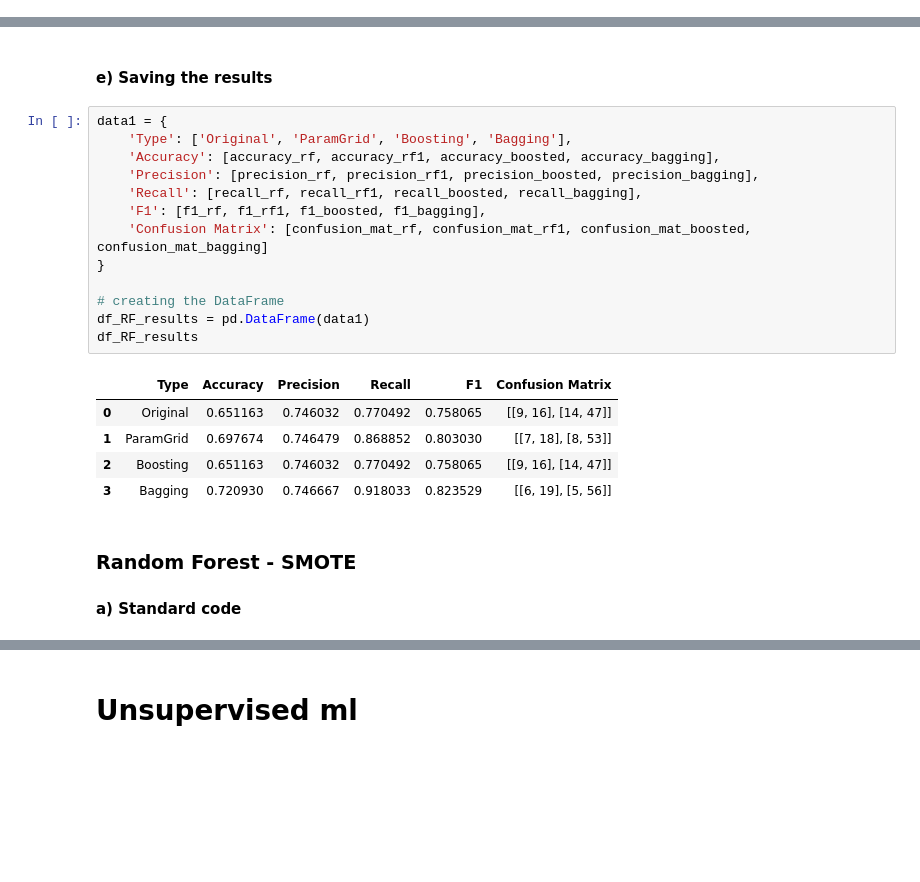
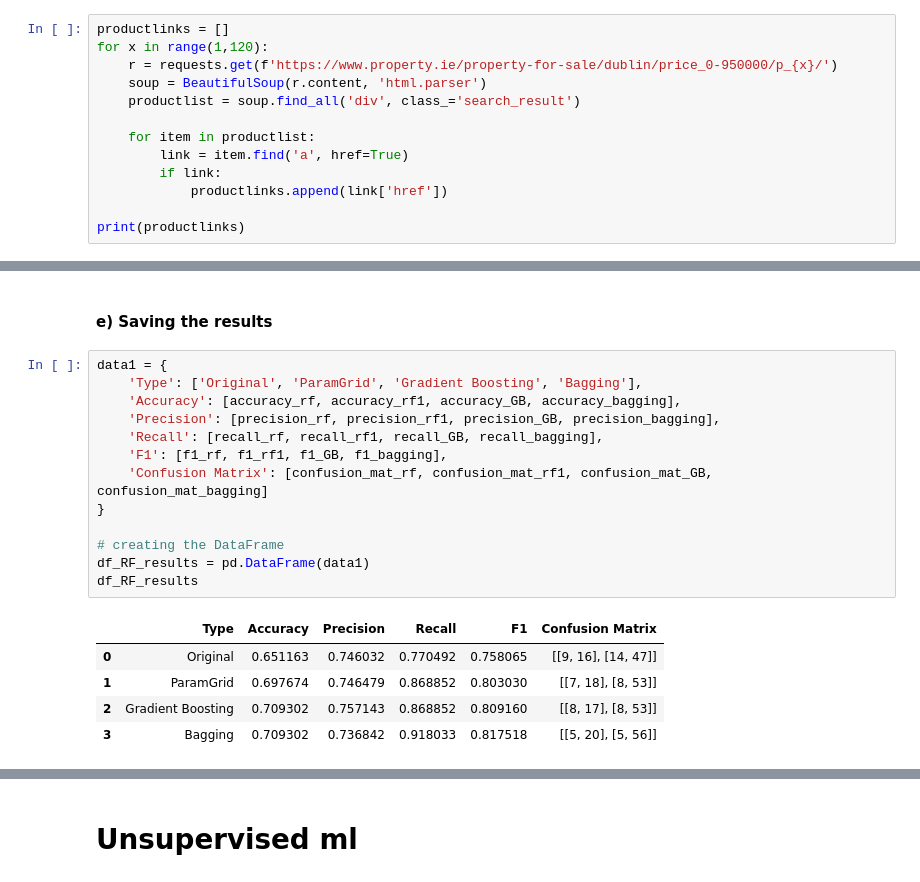
Before and after one commit to EsteraDA/CA2, a Jupyter notebook: ML/Dublin_House ML & Web Scraping.ipynb, the cells around one changed output, grey strips where cells are left out. Saved outputs shown, nothing was run; the diff lists cells and outputs as text; blank space fills up the shorter version.

```diff
--- a/ML/Dublin_House ML & Web Scraping.ipynb
+++ b/ML/Dublin_House ML & Web Scraping.ipynb
@@ -94,0 +26,13 @@ df_Dublin = pd.DataFrame(House)
+# %%
+productlinks = []
+for x in range(1,120):
+    r = requests.get(f'https://www.property.ie/property-for-sale/dublin/price_0-950000/p_{x}/')
+    soup = BeautifulSoup(r.content, 'html.parser')
+    productlist = soup.find_all('div', class_='search_result')
+
+    for item in productlist:
+        link = item.find('a', href=True)
+        if link:
+            productlinks.append(link['href'])
+
+print(productlinks)
@@ -938,23 +1273,20 @@ Confusion Matrix:
 #### e) Saving the results
 # %%
 data1 = {
-    'Type': ['Original', 'ParamGrid', 'Boosting', 'Bagging'],
-    'Accuracy': [accuracy_rf, accuracy_rf1, accuracy_boosted, accuracy_bagging],
-    'Precision': [precision_rf, precision_rf1, precision_boosted, precision_bagging],
-    'Recall': [recall_rf, recall_rf1, recall_boosted, recall_bagging],
-    'F1': [f1_rf, f1_rf1, f1_boosted, f1_bagging],
-    'Confusion Matrix': [confusion_mat_rf, confusion_mat_rf1, confusion_mat_boosted, confusion_mat_bagging]
+    'Type': ['Original', 'ParamGrid', 'Gradient Boosting', 'Bagging'],
+    'Accuracy': [accuracy_rf, accuracy_rf1, accuracy_GB, accuracy_bagging],
+    'Precision': [precision_rf, precision_rf1, precision_GB, precision_bagging],
+    'Recall': [recall_rf, recall_rf1, recall_GB, recall_bagging],
+    'F1': [f1_rf, f1_rf1, f1_GB, f1_bagging],
+    'Confusion Matrix': [confusion_mat_rf, confusion_mat_rf1, confusion_mat_GB, confusion_mat_bagging]
 }
 
 # creating the DataFrame
 df_RF_results = pd.DataFrame(data1)
 df_RF_results
 # %% [output]
 |  | Type | Accuracy | Precision | Recall | F1 | Confusion Matrix |
 | 0 | Original | 0.651163 | 0.746032 | 0.770492 | 0.758065 | [[9, 16], [14, 47]] |
 | 1 | ParamGrid | 0.697674 | 0.746479 | 0.868852 | 0.803030 | [[7, 18], [8, 53]] |
-| 2 | Boosting | 0.651163 | 0.746032 | 0.770492 | 0.758065 | [[9, 16], [14, 47]] |
-| 3 | Bagging | 0.720930 | 0.746667 | 0.918033 | 0.823529 | [[6, 19], [5, 56]] |
+| 2 | Gradient Boosting | 0.709302 | 0.757143 | 0.868852 | 0.809160 | [[8, 17], [8, 53]] |
+| 3 | Bagging | 0.709302 | 0.736842 | 0.918033 | 0.817518 | [[5, 20], [5, 56]] |
-# %% [markdown]
-### Random Forest - SMOTE
-#### a) Standard code
```
Also changed, not shown: parts of 54 cells of this notebook.
